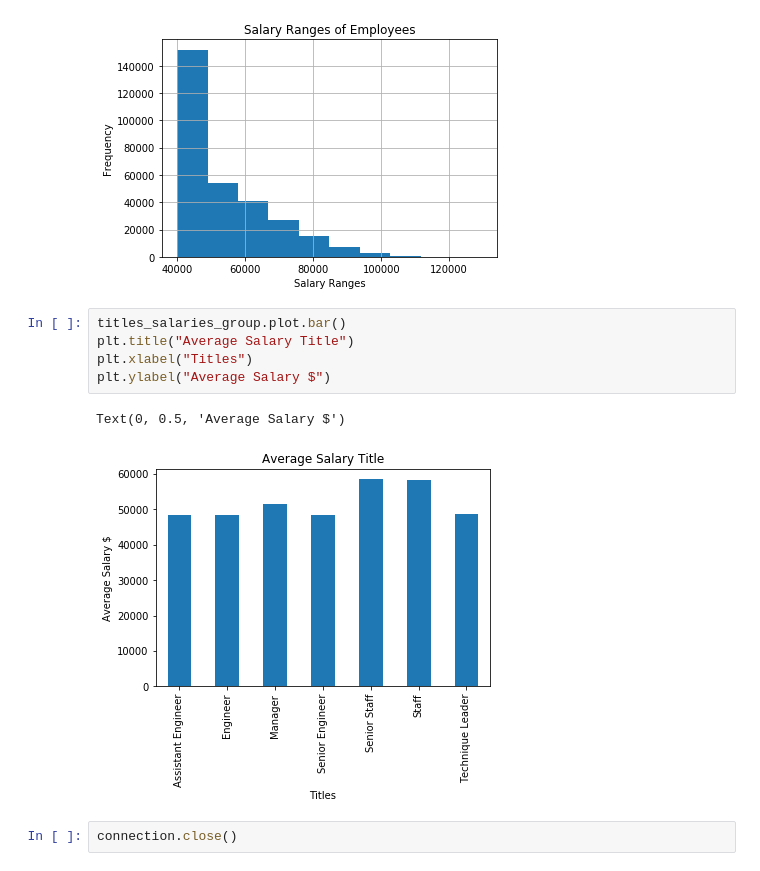
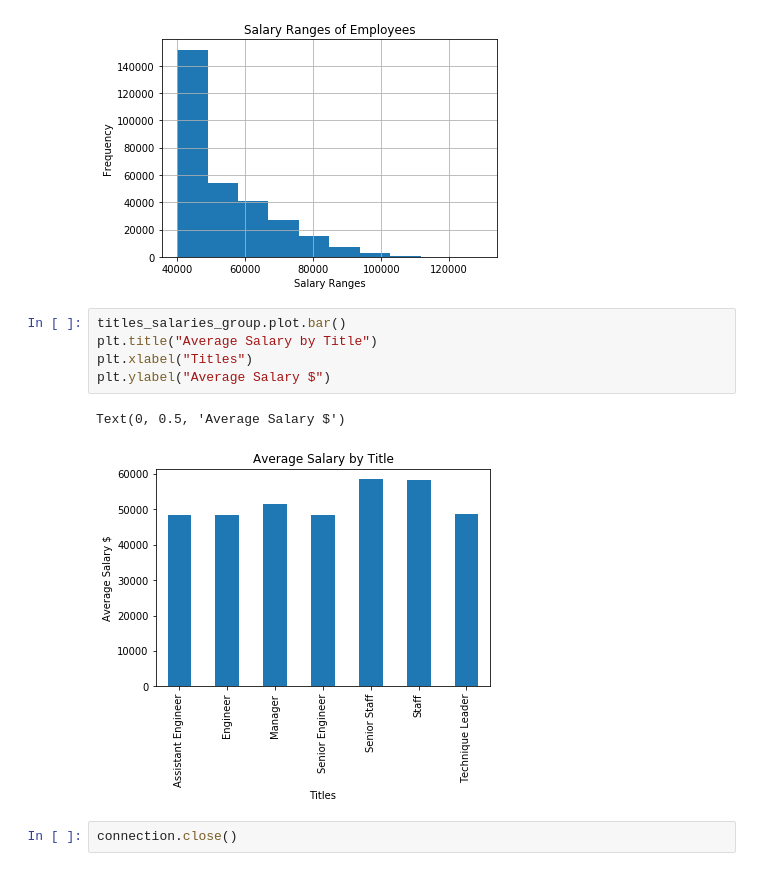
Before and after one commit to cdfencing/SQL-Challenge, a Jupyter notebook: EmployeeSQL/Bonus.ipynb, the cells around one changed output. Cells and saved outputs as stored; diff of their text form.

Commit message:
graph title edits

```diff
--- a/EmployeeSQL/Bonus.ipynb
+++ b/EmployeeSQL/Bonus.ipynb
@@ -74,11 +74,11 @@ Text(0, 0.5, 'Frequency')
 [figure]
 # %%
 titles_salaries_group.plot.bar()
-plt.title("Average Salary Title")
+plt.title("Average Salary by Title")
 plt.xlabel("Titles")
 plt.ylabel("Average Salary $")
 # %% [output]
 Text(0, 0.5, 'Average Salary $')
-[figure, old version]
+[figure, new version]
 # %%
 connection.close()
```
